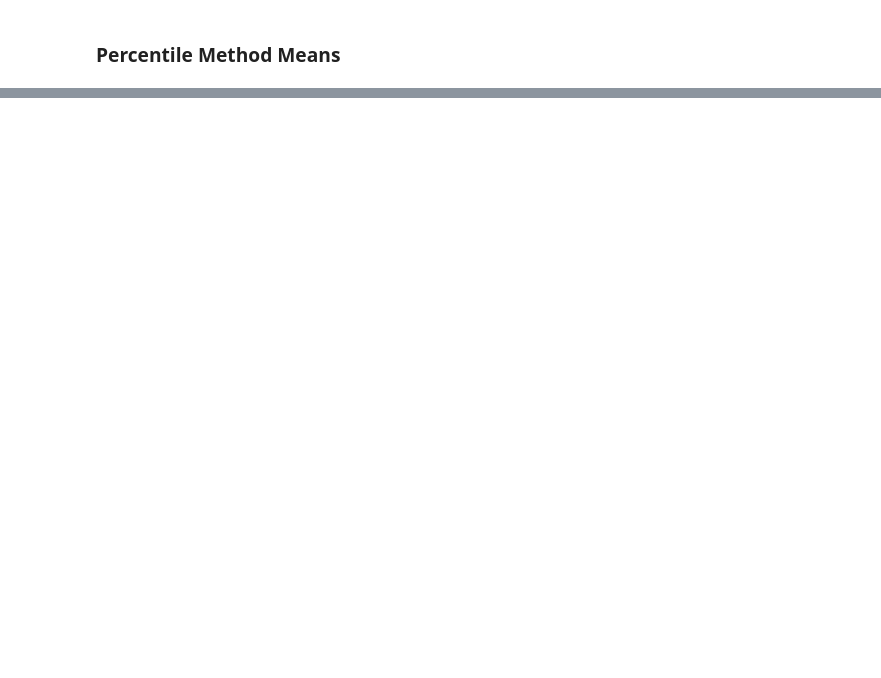
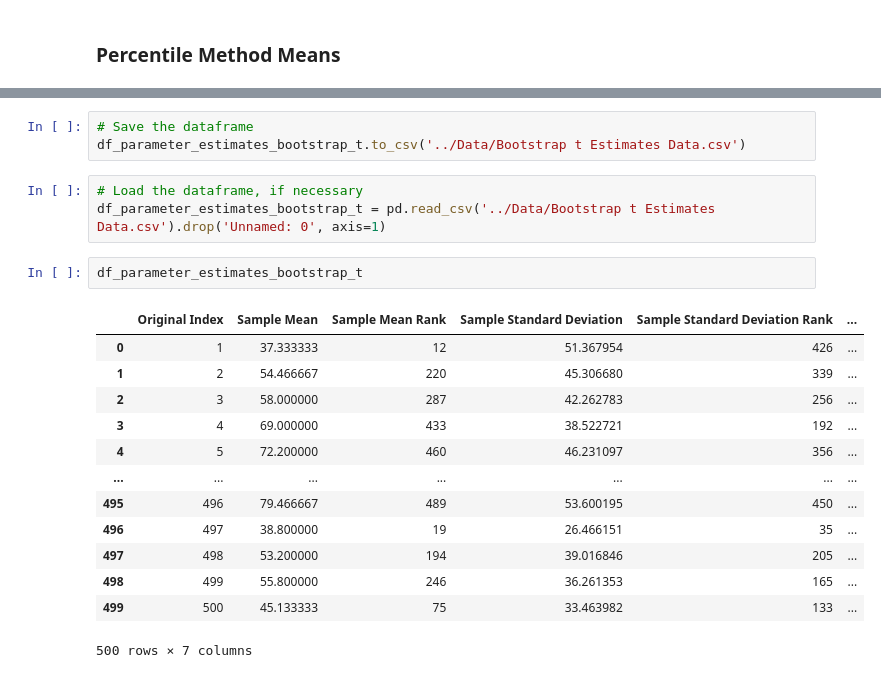
Before and after one commit to Goodfeelings/spring-2024-comp-intensive-stats-projects-02, a Jupyter notebook: Notebooks/project-02.ipynb, the cells around one changed output, grey strips where cells are left out. Cells and saved outputs as stored; diff of their text form; blank space fills up the shorter version.

```diff
--- a/Notebooks/project-02.ipynb
+++ b/Notebooks/project-02.ipynb
@@ -367,0 +575,22 @@ df_original_data.columns[1]
+# %%
+# Save the dataframe
+df_parameter_estimates_bootstrap_t.to_csv('../Data/Bootstrap t Estimates Data.csv')
+# %%
+# Load the dataframe, if necessary
+df_parameter_estimates_bootstrap_t = pd.read_csv('../Data/Bootstrap t Estimates Data.csv').drop('Unnamed: 0', axis=1)
+# %%
+df_parameter_estimates_bootstrap_t
+# %% [output]
+|  | Original Index | Sample Mean | Sample Mean Rank | Sample Standard Deviation | Sample Standard Deviation Rank | ... |
+| 0 | 1 | 37.333333 | 12 | 51.367954 | 426 | ... |
+| 1 | 2 | 54.466667 | 220 | 45.306680 | 339 | ... |
+| 2 | 3 | 58.000000 | 287 | 42.262783 | 256 | ... |
+| 3 | 4 | 69.000000 | 433 | 38.522721 | 192 | ... |
+| 4 | 5 | 72.200000 | 460 | 46.231097 | 356 | ... |
+| ... | ... | ... | ... | ... | ... | ... |
+| 495 | 496 | 79.466667 | 489 | 53.600195 | 450 | ... |
+| 496 | 497 | 38.800000 | 19 | 26.466151 | 35 | ... |
+| 497 | 498 | 53.200000 | 194 | 39.016846 | 205 | ... |
+| 498 | 499 | 55.800000 | 246 | 36.261353 | 165 | ... |
+| 499 | 500 | 45.133333 | 75 | 33.463982 | 133 | ... |
+500 rows × 7 columns
```
Also changed, not shown: parts of 93 cells of this notebook, 8 other files.
